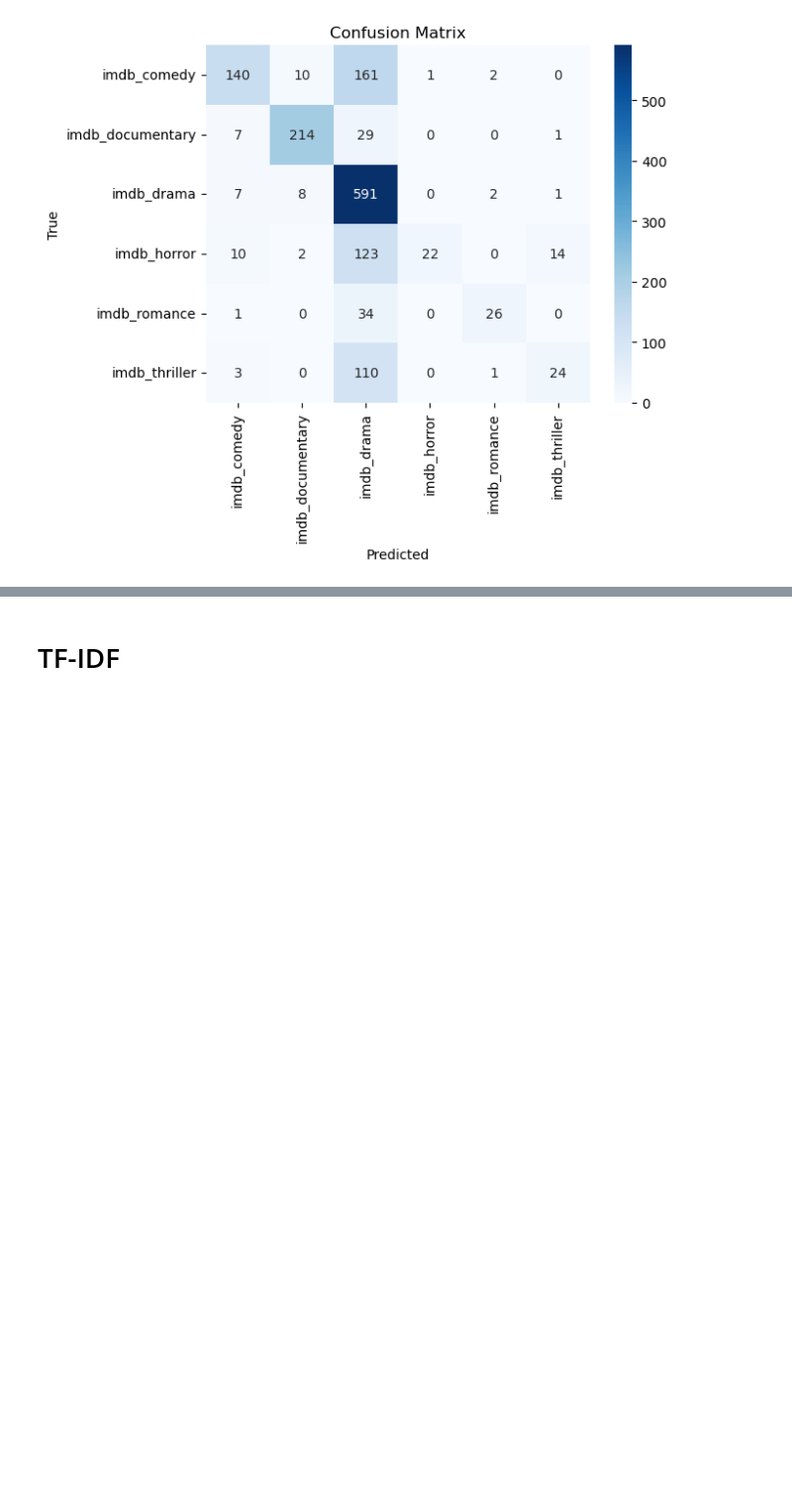
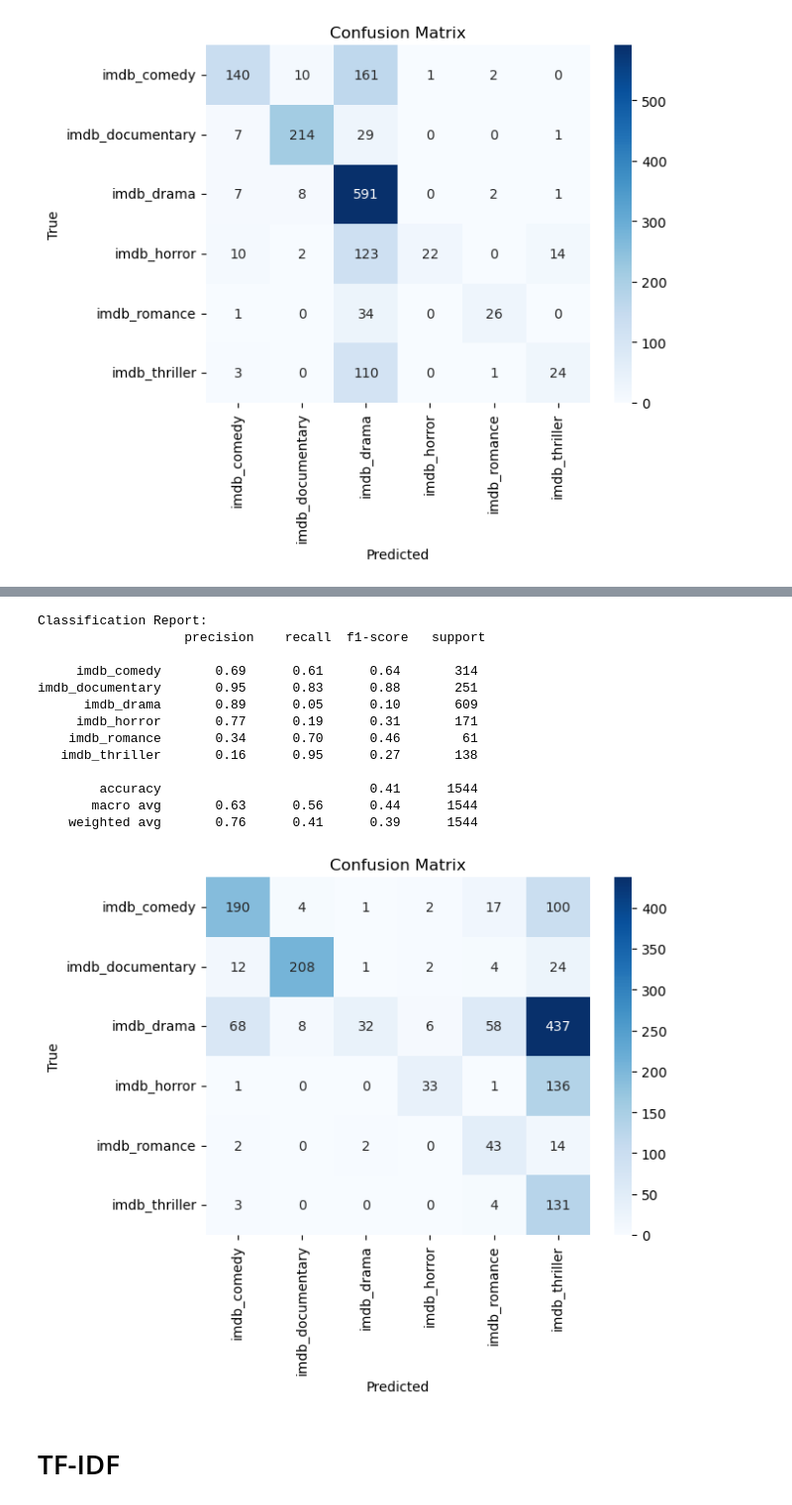
Before and after one commit to SolideSpoke/Movie-Script-Classification-and-Generation, a Jupyter notebook: project/best_models_classification/ffn.ipynb, the cells around one changed output, grey strips where cells are left out. Shown at 99% size. Drawn from its saved outputs; the diff is of its cells as text; code cells hidden in the pictures; blank space fills up the shorter version.

```diff
--- a/project/best_models_classification/ffn.ipynb
+++ b/project/best_models_classification/ffn.ipynb
@@ -451,0 +577,34 @@ imdb_documentary       0.91      0.85      0.88       251
+# %%
+def vectorize_sentence(sentence, model):
+    """Retourne la moyenne des vecteurs des mots d'une phrase"""
+    vectors = [model.wv[word] for word in sentence if word in model.wv]
+    return np.mean(vectors, axis=0) if vectors else np.zeros(model.vector_size)
+
+
+X_train_vectors = np.array([vectorize_sentence(sent, word2vec) for sent in X_train_token])
+X_test_vectors = np.array([vectorize_sentence(sent, word2vec) for sent in X_test_token])
+# %%
+encoder = LabelEncoder()
+y_train_encoded = encoder.fit_transform(y_train)
+y_test_encoded = encoder.transform(y_test)
+
+X_tensor_train = torch.tensor(X_train_vectors,dtype=torch.float32)
+X_tensor_test = torch.tensor(X_test_vectors,dtype=torch.float32)
+y_tensor_train = torch.tensor(y_train_encoded,dtype=torch.long).view(-1)
+y_tensor_test = torch.tensor(y_test_encoded,dtype=torch.long).view(-1)
+# %%
+dataset_train = TensorDataset(X_tensor_train,y_tensor_train)
+dataset_test = TensorDataset(X_tensor_test,y_tensor_test)
+dataloader_train = DataLoader(dataset_train,batch_size=50)
+dataloader_test = DataLoader(dataset_test,batch_size=50)
+# %%
+model = GenreClassifier(X_train_vectors.shape[1],hidden_dim=128).to(device)
+early_stopping = EarlyStopping(patience=50, min_delta=0.0001)
+loss_fnc = nn.CrossEntropyLoss()
+optimizer_adam = torch.optim.Adam(model.parameters(),lr=0.001)
+epochs = 2000
+for epoch in range(epochs):
+    loss = train(dataloader_train,model,loss_fnc,optimizer_adam,epoch)
+    if early_stopping(loss):
+        print(f"Early stopping triggered at epoch {epoch} ")
+        break
@@ -452,2 +615,19 @@ imdb_documentary       0.91      0.85      0.88       251
+# %%
+test(dataloader_test,model,loss_fnc,encoder)
+# %% [output]
+Classification Report:
+                   precision    recall  f1-score   support
+
+     imdb_comedy       0.69      0.61      0.64       314
+imdb_documentary       0.95      0.83      0.88       251
+      imdb_drama       0.89      0.05      0.10       609
+     imdb_horror       0.77      0.19      0.31       171
+    imdb_romance       0.34      0.70      0.46        61
+   imdb_thriller       0.16      0.95      0.27       138
+
+        accuracy                           0.41      1544
+       macro avg       0.63      0.56      0.44      1544
+    weighted avg       0.76      0.41      0.39      1544
+[figure, added]
 # %% [markdown]
 # TF-IDF
```
Also changed, not shown: parts of 40 cells of this notebook, 4 other files.
